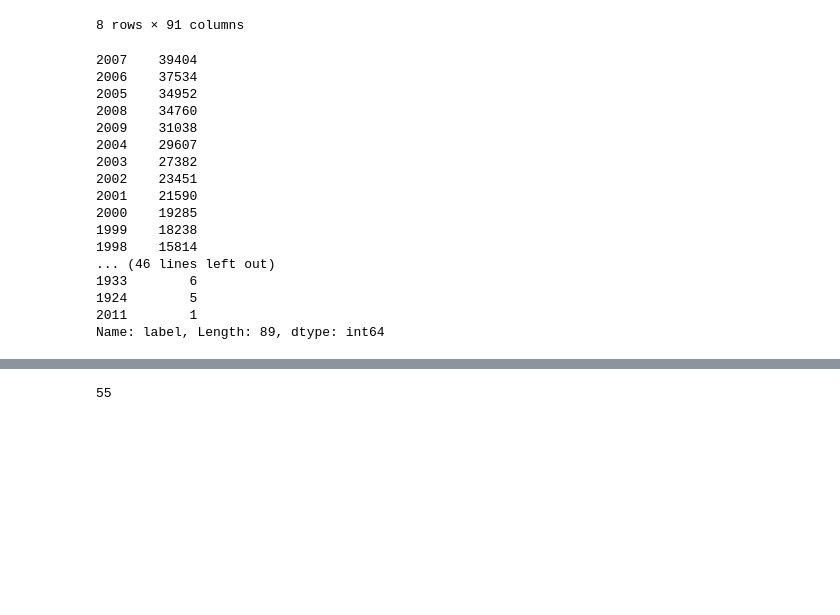
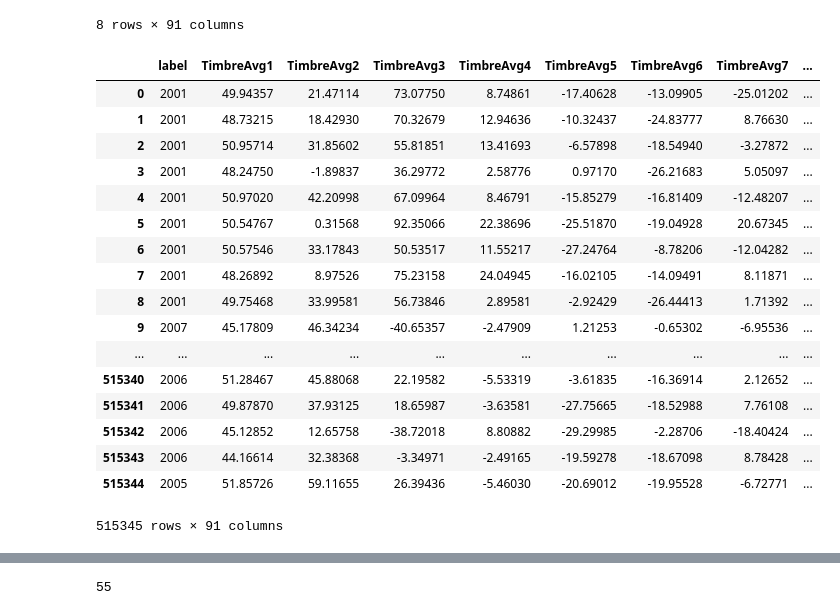
Before and after one commit to bhaweshchandola/MSD-year-prediction, a Jupyter notebook: MSD.ipynb, the cells around one changed output, grey strips where cells are left out. Cells and saved outputs as stored; diff of their text form; code cells hidden in the pictures; blank space fills up the shorter version.

```diff
--- a/MSD.ipynb
+++ b/MSD.ipynb
@@ -18,25 +18,28 @@ df.describe()
 | max | 2011.000000 | 61.970140 | 384.065730 | 322.851430 | 335.771820 | 262.068870 | 166.236890 | 172.402680 | ... |
 8 rows × 91 columns
 # %%
-df.iloc[:, 0].value_counts()
+df_copy = df
+df
+# df.iloc[:, 0].value_counts()
 # %% [output]
+|  | label | TimbreAvg1 | TimbreAvg2 | TimbreAvg3 | TimbreAvg4 | TimbreAvg5 | TimbreAvg6 | TimbreAvg7 | ... |
+| 0 | 2001 | 49.94357 | 21.47114 | 73.07750 | 8.74861 | -17.40628 | -13.09905 | -25.01202 | ... |
+| 1 | 2001 | 48.73215 | 18.42930 | 70.32679 | 12.94636 | -10.32437 | -24.83777 | 8.76630 | ... |
+| 2 | 2001 | 50.95714 | 31.85602 | 55.81851 | 13.41693 | -6.57898 | -18.54940 | -3.27872 | ... |
+| 3 | 2001 | 48.24750 | -1.89837 | 36.29772 | 2.58776 | 0.97170 | -26.21683 | 5.05097 | ... |
+| 4 | 2001 | 50.97020 | 42.20998 | 67.09964 | 8.46791 | -15.85279 | -16.81409 | -12.48207 | ... |
+| 5 | 2001 | 50.54767 | 0.31568 | 92.35066 | 22.38696 | -25.51870 | -19.04928 | 20.67345 | ... |
+| 6 | 2001 | 50.57546 | 33.17843 | 50.53517 | 11.55217 | -27.24764 | -8.78206 | -12.04282 | ... |
+| 7 | 2001 | 48.26892 | 8.97526 | 75.23158 | 24.04945 | -16.02105 | -14.09491 | 8.11871 | ... |
+| 8 | 2001 | 49.75468 | 33.99581 | 56.73846 | 2.89581 | -2.92429 | -26.44413 | 1.71392 | ... |
+| 9 | 2007 | 45.17809 | 46.34234 | -40.65357 | -2.47909 | 1.21253 | -0.65302 | -6.95536 | ... |
+| ... | ... | ... | ... | ... | ... | ... | ... | ... | ... |
+| 515340 | 2006 | 51.28467 | 45.88068 | 22.19582 | -5.53319 | -3.61835 | -16.36914 | 2.12652 | ... |
+| 515341 | 2006 | 49.87870 | 37.93125 | 18.65987 | -3.63581 | -27.75665 | -18.52988 | 7.76108 | ... |
+| 515342 | 2006 | 45.12852 | 12.65758 | -38.72018 | 8.80882 | -29.29985 | -2.28706 | -18.40424 | ... |
+| 515343 | 2006 | 44.16614 | 32.38368 | -3.34971 | -2.49165 | -19.59278 | -18.67098 | 8.78428 | ... |
+| 515344 | 2005 | 51.85726 | 59.11655 | 26.39436 | -5.46030 | -20.69012 | -19.95528 | -6.72771 | ... |
-2007    39404
-2006    37534
-2005    34952
-2008    34760
-2009    31038
-2004    29607
-2003    27382
-2002    23451
-2001    21590
-2000    19285
-1999    18238
-1998    15814
-... (46 lines left out)
-1933        6
-1924        5
-2011        1
-Name: label, Length: 89, dtype: int64
+515345 rows × 91 columns
 # %%
 %matplotlib notebook
 
```
Also changed, not shown: parts of 5 cells of this notebook.
